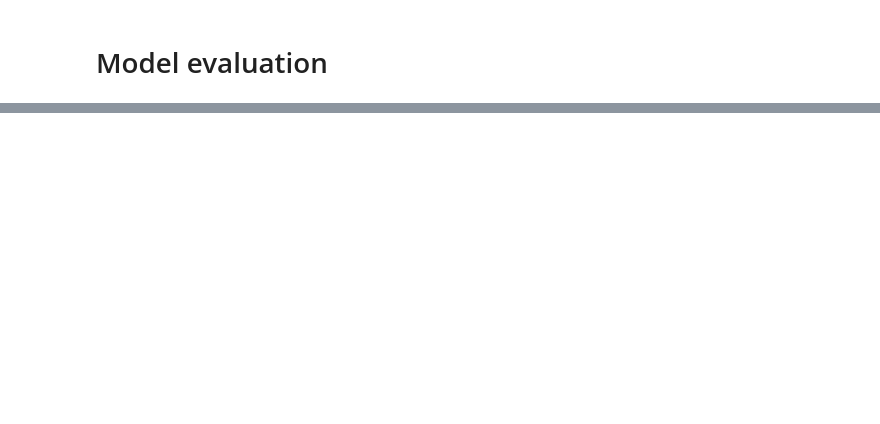
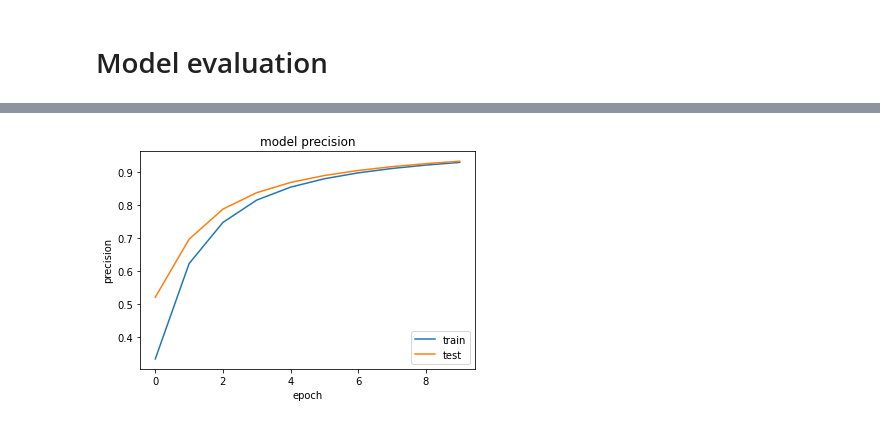
Before and after one commit to HLTT14/NLP-Assignments, a Jupyter notebook: NLP_Assignment2.ipynb, the cells around one changed output, grey strips where cells are left out. Drawn from its saved outputs; the diff is of its cells as text; code cells hidden in the pictures; blank space fills up the shorter version.

```diff
--- a/NLP_Assignment2.ipynb
+++ b/NLP_Assignment2.ipynb
@@ -534,0 +581,4 @@ Recall: 0.9856048822402954
+# %%
+final_model.compile(loss=BinaryCrossentropy(),
+              optimizer='adam',
+              metrics=[keras.metrics.Precision(), keras.metrics.Recall()])
@@ -534,0 +587,8 @@ Recall: 0.9856048822402954
+# %%
+# split entire data into training and testing sets
+TEST_SIZE = 0.15
+X_train, X_test, Y_train, Y_test = train_test_split(X, Y_Last_padded, test_size=TEST_SIZE, random_state=4)
+# %%
+# split training data into training and validation sets
+VALID_SIZE = 0.15
+X_train, X_validation, Y_train, Y_validation = train_test_split(X_train, Y_train, test_size=VALID_SIZE, random_state=4)
@@ -534,0 +597,2 @@ Recall: 0.9856048822402954
+# %%
+final_training = final_model.fit(X_train, Y_train, batch_size=128, epochs=10, validation_data=(X_validation, Y_validation))
@@ -534,0 +620,11 @@ Recall: 0.9856048822402954
+# %%
+# visualise training history
+plt.plot(final_training.history['precision_2'])
+plt.plot(final_training.history['val_precision_2'])
+plt.title('model precision')
+plt.ylabel('precision')
+plt.xlabel('epoch')
+plt.legend(['train', 'test'], loc="lower right")
+plt.show()
+# %% [output]
+[figure, added]
```
Also changed, not shown: parts of 34 cells of this notebook.
